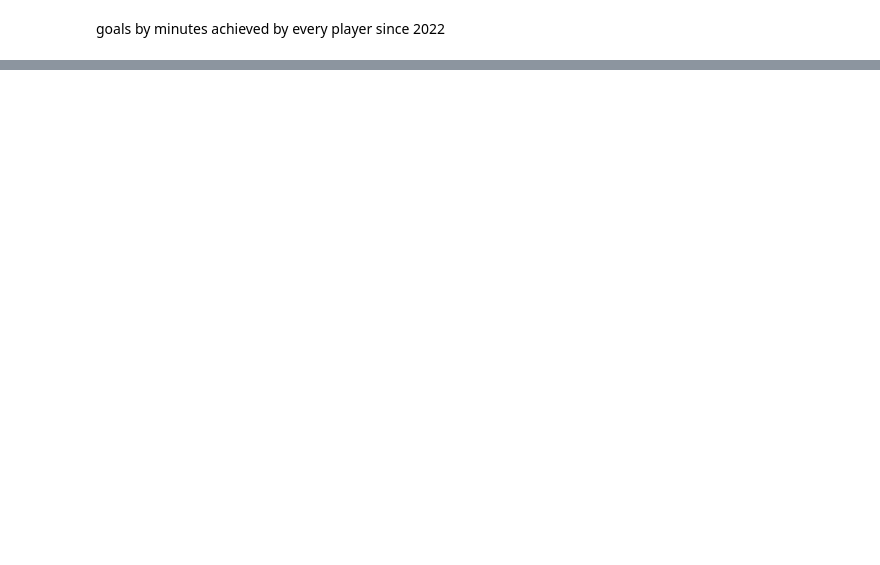
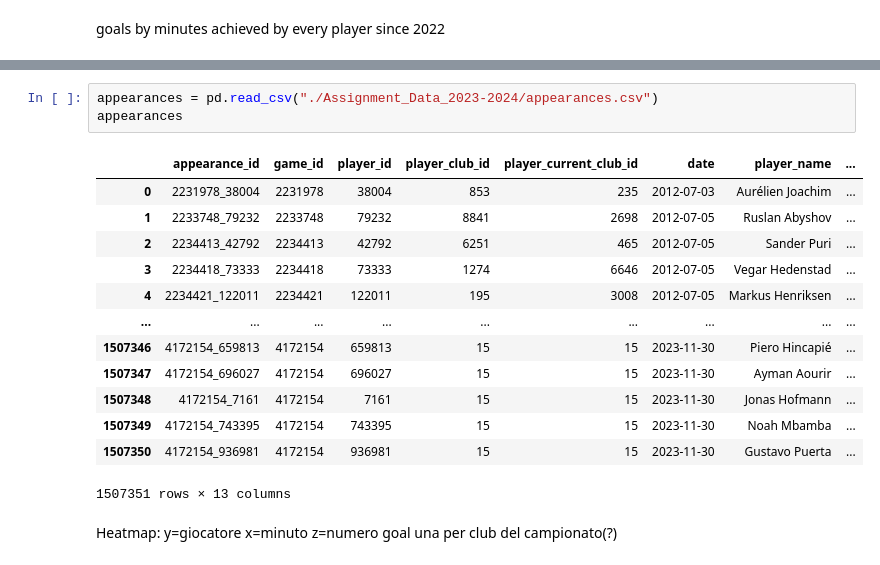
Before and after one commit to Marco-Skiavone/ium_dataset_processor, a Jupyter notebook: temp_file_for_testing.ipynb, the cells around one changed output, grey strips where cells are left out. Saved outputs shown, nothing was run; the diff lists cells and outputs as text; blank space fills up the shorter version.

```diff
--- a/temp_file_for_testing.ipynb
+++ b/temp_file_for_testing.ipynb
@@ -77,0 +274,19 @@ last_players_game_events.value_counts('minute').sort_values(ascending=False)
+# %%
+appearances = pd.read_csv("./Assignment_Data_2023-2024/appearances.csv")
+appearances
+# %% [output]
+|  | appearance_id | game_id | player_id | player_club_id | player_current_club_id | date | player_name | ... |
+| 0 | 2231978_38004 | 2231978 | 38004 | 853 | 235 | 2012-07-03 | Aurélien Joachim | ... |
+| 1 | 2233748_79232 | 2233748 | 79232 | 8841 | 2698 | 2012-07-05 | Ruslan Abyshov | ... |
+| 2 | 2234413_42792 | 2234413 | 42792 | 6251 | 465 | 2012-07-05 | Sander Puri | ... |
+| 3 | 2234418_73333 | 2234418 | 73333 | 1274 | 6646 | 2012-07-05 | Vegar Hedenstad | ... |
+| 4 | 2234421_122011 | 2234421 | 122011 | 195 | 3008 | 2012-07-05 | Markus Henriksen | ... |
+| ... | ... | ... | ... | ... | ... | ... | ... | ... |
+| 1507346 | 4172154_659813 | 4172154 | 659813 | 15 | 15 | 2023-11-30 | Piero Hincapié | ... |
+| 1507347 | 4172154_696027 | 4172154 | 696027 | 15 | 15 | 2023-11-30 | Ayman Aourir | ... |
+| 1507348 | 4172154_7161 | 4172154 | 7161 | 15 | 15 | 2023-11-30 | Jonas Hofmann | ... |
+| 1507349 | 4172154_743395 | 4172154 | 743395 | 15 | 15 | 2023-11-30 | Noah Mbamba | ... |
+| 1507350 | 4172154_936981 | 4172154 | 936981 | 15 | 15 | 2023-11-30 | Gustavo Puerta | ... |
+1507351 rows × 13 columns
+# %% [markdown]
+Heatmap: y=giocatore x=minuto z=numero goal una per club del campionato(?)
```
Also changed, not shown: parts of 20 cells of this notebook.
